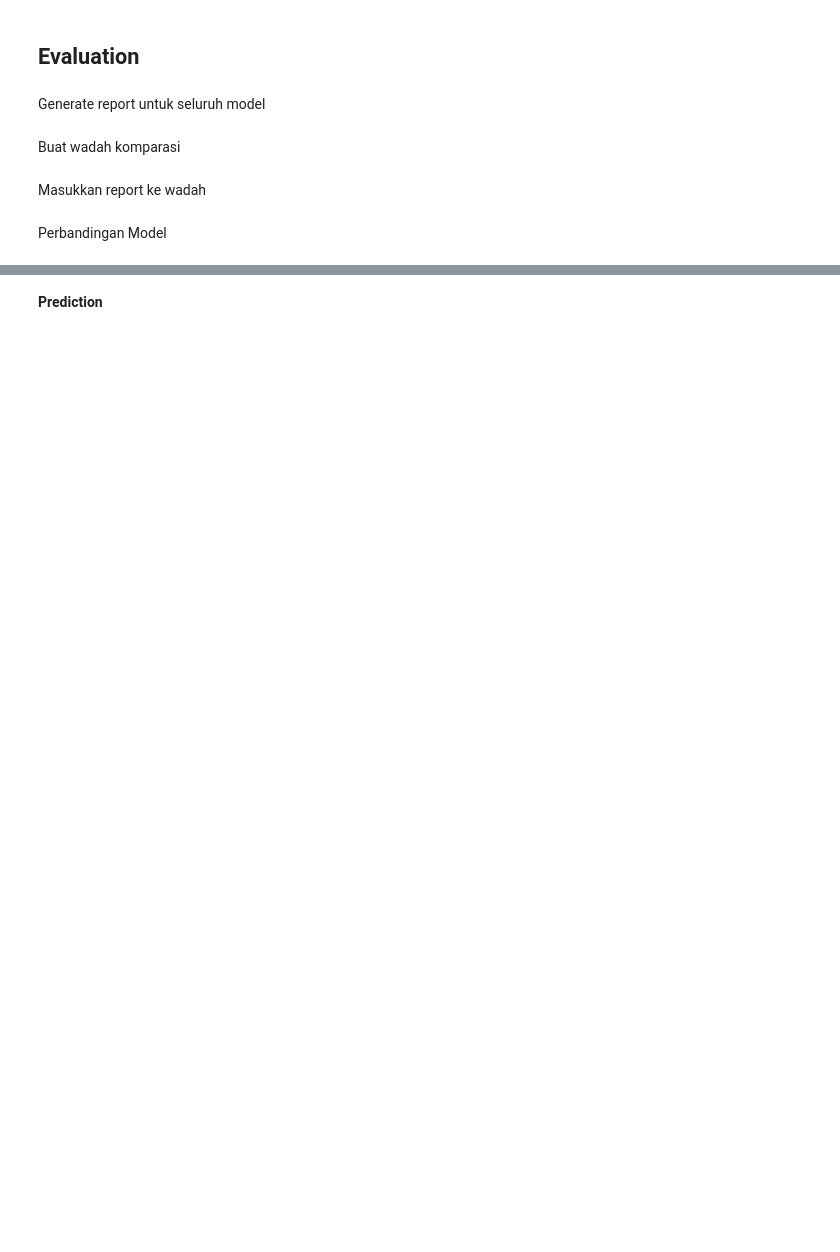
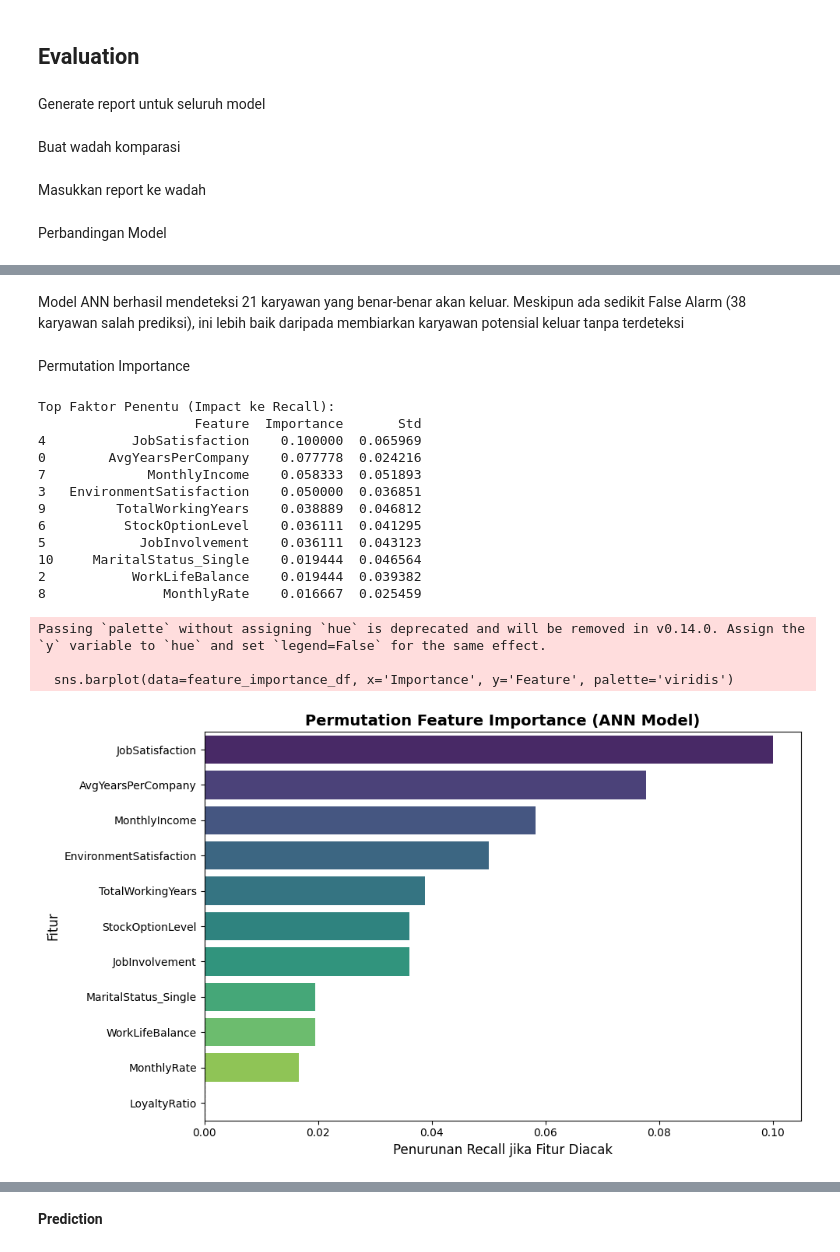
Before and after one commit to abrarargya/a590-Belajar-Penerapan-Data-Science-proyek-pertama, a Jupyter notebook: notebook.ipynb, the cells around one changed output, grey strips where cells are left out. Cells and saved outputs as stored; diff of their text form; code cells hidden in the pictures; blank space fills up the shorter version.

```diff
--- a/notebook.ipynb
+++ b/notebook.ipynb
@@ -1102,0 +1026,55 @@ Berhasil menyimpan model ke: ann_employee_churn_model.pkl
+# %% [markdown]
+Model ANN berhasil mendeteksi 21 karyawan yang benar-benar akan keluar. Meskipun ada sedikit False Alarm (38 karyawan salah prediksi), ini lebih baik daripada membiarkan karyawan potensial keluar tanpa terdeteksi
+# %% [markdown]
+Permutation Importance
+# %%
+# Hitung Permutation Importance
+# Gunakan X_test_scaled  dan y_test
+
+results = permutation_importance(ann_model, X_test_scaled, y_test,
+                                 scoring='recall',
+                                 n_repeats=10,
+                                 random_state=42,
+                                 n_jobs=-1)
+
+# Ambil Nama Fitur
+# Karena X_test_scaled dibuat dari X_test_selected, urutannya pasti sama.
+feature_names = X_test_selected.columns.tolist()
+
+# Buat DataFrame
+feature_importance_df = pd.DataFrame({
+    'Feature': feature_names,
+    'Importance': results.importances_mean,
+    'Std': results.importances_std
+}).sort_values(by='Importance', ascending=False)
+
+# Tampilkan & Visualisasi
+print("\nTop Faktor Penentu (Impact ke Recall):")
+print(feature_importance_df.head(10))
+
+plt.figure(figsize=(10, 6))
+sns.barplot(data=feature_importance_df, x='Importance', y='Feature', palette='viridis')
+
+plt.title('Permutation Feature Importance (ANN Model)', fontsize=14, fontweight='bold')
+plt.xlabel('Penurunan Recall jika Fitur Diacak', fontsize=12)
+plt.ylabel('Fitur', fontsize=12)
+plt.axvline(x=0, color='black', linestyle='--', linewidth=0.8)
+plt.tight_layout()
+plt.show()
+# %% [output]
+Top Faktor Penentu (Impact ke Recall):
+                    Feature  Importance       Std
+4           JobSatisfaction    0.100000  0.065969
+0        AvgYearsPerCompany    0.077778  0.024216
+7             MonthlyIncome    0.058333  0.051893
+3   EnvironmentSatisfaction    0.050000  0.036851
+9         TotalWorkingYears    0.038889  0.046812
+6          StockOptionLevel    0.036111  0.041295
+5            JobInvolvement    0.036111  0.043123
+10     MaritalStatus_Single    0.019444  0.046564
+2           WorkLifeBalance    0.019444  0.039382
+8               MonthlyRate    0.016667  0.025459
+Passing `palette` without assigning `hue` is deprecated and will be removed in v0.14.0. Assign the `y` variable to `hue` and set `legend=False` for the same effect.
+
+  sns.barplot(data=feature_importance_df, x='Importance', y='Feature', palette='viridis')
+[figure, added]
```
Also changed, not shown: parts of 27 cells of this notebook, 7 other files.
